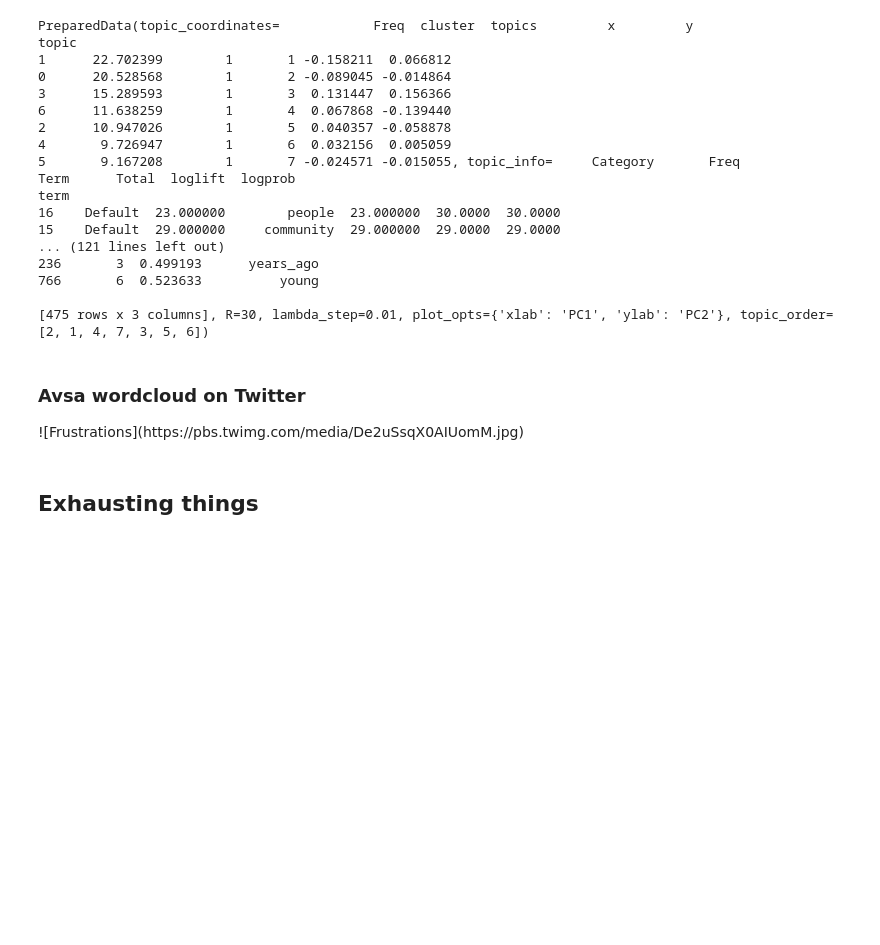
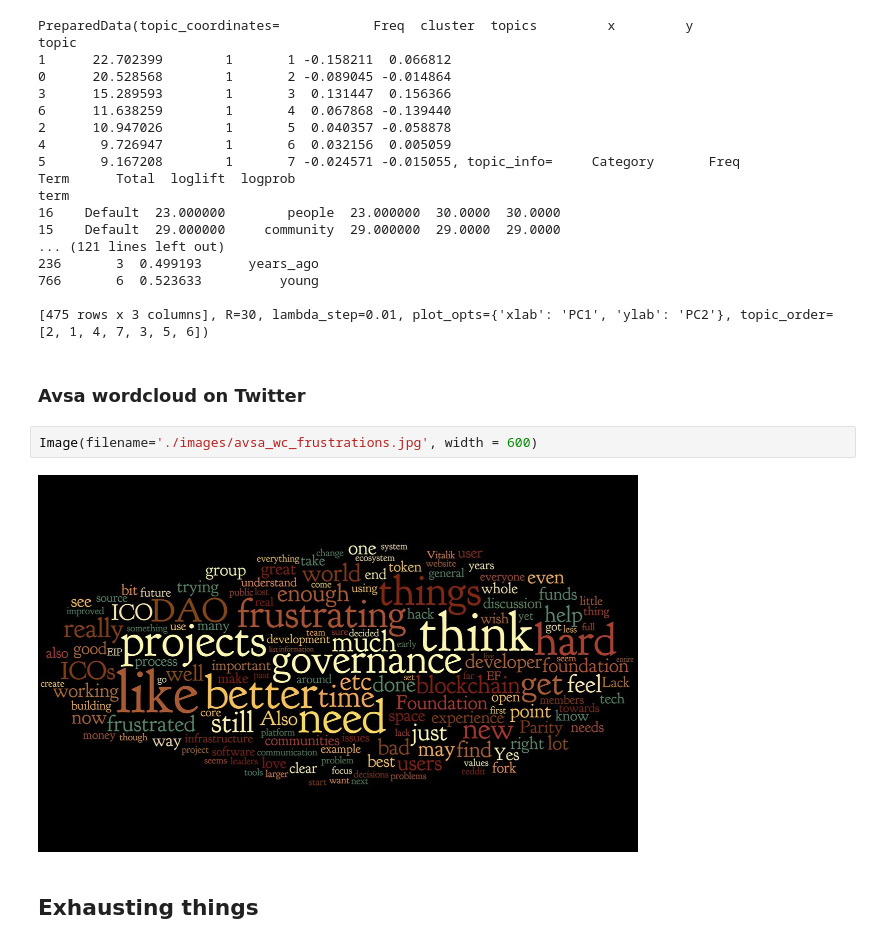
Before and after one commit to status-im/datasets, a Jupyter notebook: 201805_EIP0_shared_values/eip0_shared_values_wordcloud_topic_modelling.ipynb, the cells around one changed output. Drawn from its saved outputs; the diff is of its cells as text; blank space fills up the shorter version.

```diff
--- a/201805_EIP0_shared_values/eip0_shared_values_wordcloud_topic_modelling.ipynb
+++ b/201805_EIP0_shared_values/eip0_shared_values_wordcloud_topic_modelling.ipynb
@@ -856,12 +861,12 @@ term
 766       6  0.523633          young
 
 [475 rows x 3 columns], R=30, lambda_step=0.01, plot_opts={'xlab': 'PC1', 'ylab': 'PC2'}, topic_order=[2, 1, 4, 7, 3, 5, 6])
-# %% [markdown]
-### Avsa wordcloud on Twitter
-
-</br>
-
-<div style="width: 600px;">![Frustrations](https://pbs.twimg.com/media/De2uSsqX0AIUomM.jpg)</div>
+# %% [markdown]
+### Avsa wordcloud on Twitter
+# %%
+Image(filename='./images/avsa_wc_frustrations.jpg', width = 600)
+# %% [output]
+[figure, added]
 # %% [markdown]
 ## Exhausting things
 # %%
```
Also changed, not shown: parts of 24 cells of this notebook, 9 other files.
